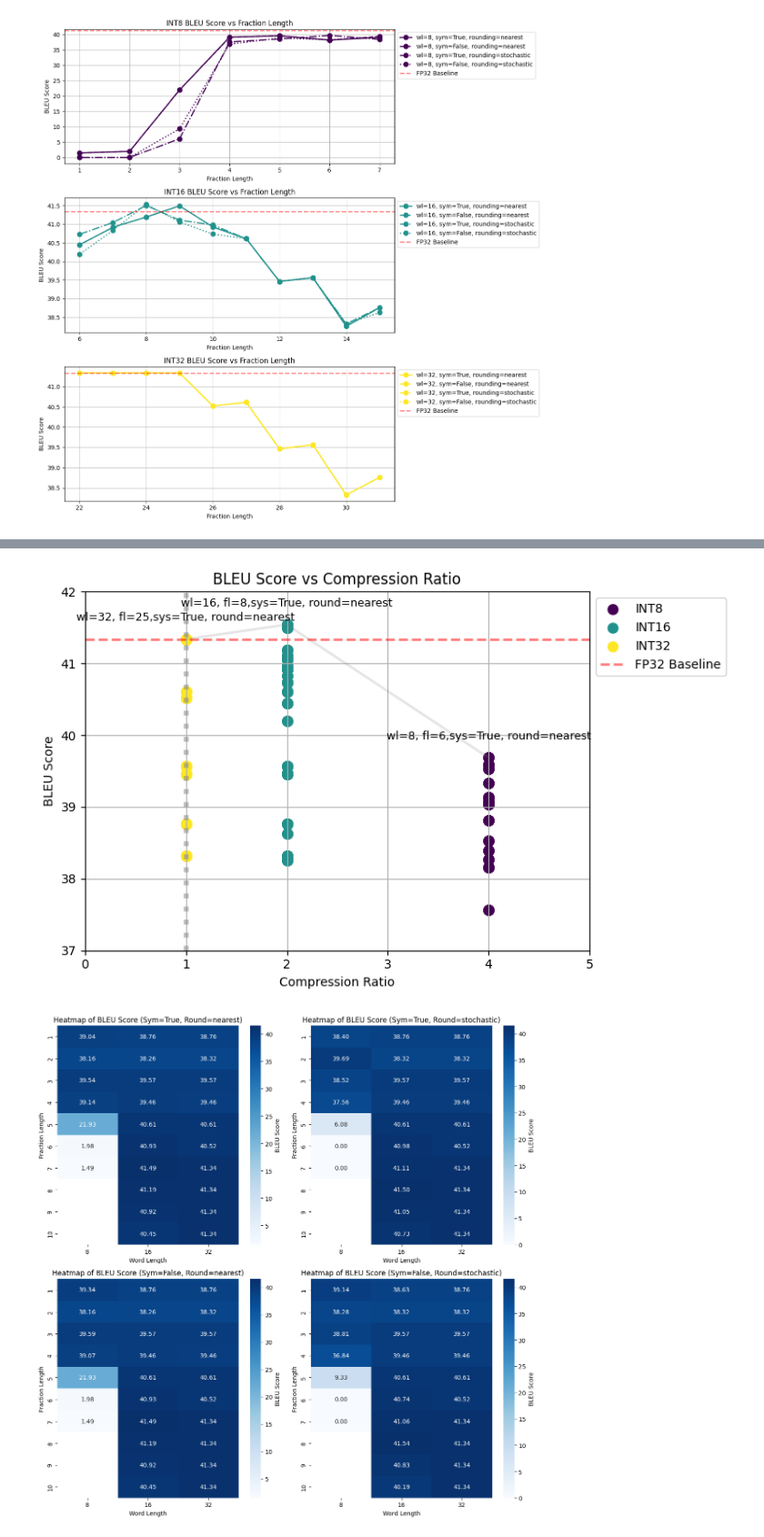
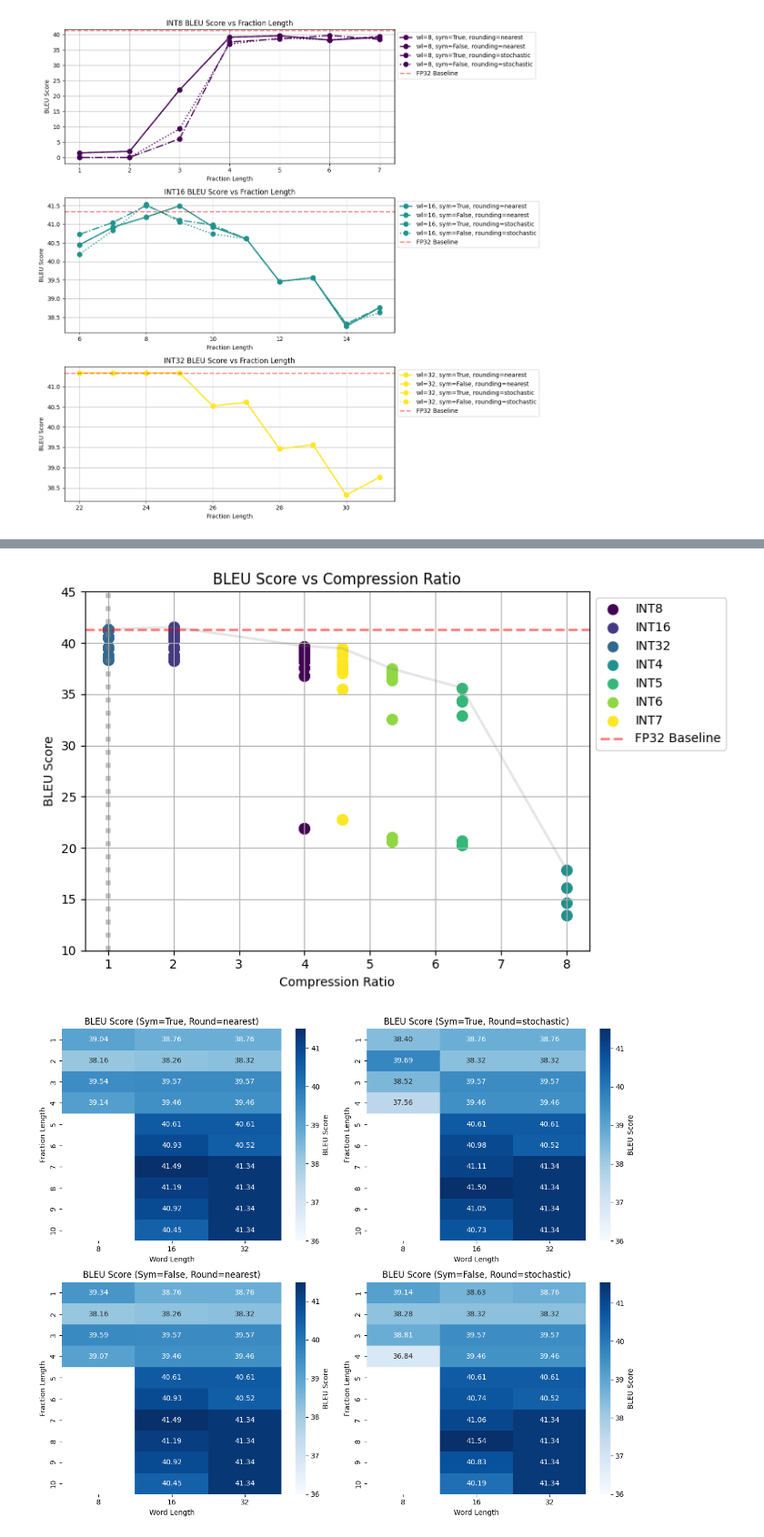
Before and after one commit to justinhuang666666/Approximate-Matrix-Vector-Multiplication, a Jupyter notebook: simulation_result/simulation_quant.ipynb, the cells around one changed output, grey strips where cells are left out. Shown at 91% size. Saved outputs shown, nothing was run; the diff lists cells and outputs as text; code cells hidden in the pictures.

```diff
--- a/simulation_result/simulation_quant.ipynb
+++ b/simulation_result/simulation_quant.ipynb
@@ -117,6 +270,20 @@ plt.show()
 # %%
 # Set up the plots
 plt.figure(figsize=(8, 5))
+
+# Load the data
+data = pd.read_csv('quantization_results.csv')
+data1 = pd.read_csv('quantization_results1.csv')
+
+# Remove rows where Word Length is 8 in data1
+data1 = data1[data1['Word Length'] != 8]
+
+# # Concatenate data and data1
+result = pd.concat([data, data1], ignore_index=True)
+
+result = result.sort_values(by='Word Length', ascending=False)
+
+wls = result['Word Length'].unique()
 
 # Generate a colormap with Viridis
 viridis = cm.get_cmap('viridis', len(wls))
@@ -128,7 +295,7 @@ highest_points = []
 annotated = False  # Track if the annotation has been added
 
 for i, wl in enumerate(wls):
-    data_wl = data[(data['Word Length'] == wl)]
+    data_wl = result[(result['Word Length'] == wl)]
     for rounding_mode in ['nearest', 'stochastic']:
         for sym in [True, False]:
             # Define the label for the current word length
@@ -144,13 +311,13 @@ for i, wl in enumerate(wls):
 
             # Annotate only once
             if not annotated:
-                plt.annotate(f'wl={wl}, fl={frac},sys={sym}, round={rounding_mode}',
-                             (max_bleu_compression, max_bleu_score),
-                             textcoords="offset points",
-                             xytext=(0, 15),
-                             ha='center',
-                             fontsize=9,
-                             color='black')
+                # plt.annotate(f'wl={wl}, fl={frac},sys={sym}, round={rounding_mode}',
+                #              (max_bleu_compression, max_bleu_score),
+                #              textcoords="offset points",
+                #              xytext=(0, 15),
+                #              ha='center',
+                #              fontsize=9,
+                #              color='black')
                 annotated = True  # Mark annotation as done
 
             # Only add the label if it hasn't been added before
@@ -188,8 +355,8 @@ plt.xlabel('Compression Ratio')
 plt.axhline(baseline_bleu, color='red', linestyle='--', linewidth=2, alpha=0.5, label='FP32 Baseline')
 plt.axvline(1, color='gray', linestyle=':', linewidth=4, alpha=0.5)
 plt.ylabel('BLEU Score')
-plt.ylim([37, 42])
-plt.xlim([0, 5])
+plt.ylim([10, 45])
+# plt.xlim([3, 9])
 plt.title('BLEU Score vs Compression Ratio')
 plt.grid(True)
 plt.legend(loc='upper left', bbox_to_anchor=(1, 1))  # Place legend outside
@@ -197,35 +364,40 @@ plt.legend(loc='upper left', bbox_to_anchor=(1, 1))  # Place legend outside
 plt.tight_layout()
 plt.show()
 # %% [output]
-[figure, old version]
+[figure, new version]
 # %%
 import matplotlib.pyplot as plt
 import seaborn as sns
 import pandas as pd
 import numpy as np
 
-plt.figure(figsize=(12, 12))
+plt.figure(figsize=(12, 10))
 
 symmetric = [True, False]
 round_modes = ['nearest', 'stochastic']
 
 combinations = [(sym, mode) for sym in symmetric for mode in round_modes]
 
 for i, (sym, mode) in enumerate(combinations, 1):
     plt.subplot(2, 2, i)
     # Prepare data for the heatmap
     heatmap_data = data[(data['Symmetric'] == sym) & (data['Round Mode'] == mode)].copy()
     heatmap_data['X'] = heatmap_data['Word Length']
     heatmap_data['Y'] = heatmap_data['Word Length'] - heatmap_data['Fraction Length']
     heatmap_pivot = heatmap_data.pivot_table(values='BLEU Score', index='Y', columns='X', aggfunc=np.mean)
 
-    # Plot the heatmap with a blue colormap
-    sns.heatmap(heatmap_pivot, cmap='Blues', annot=True, fmt=".2f", cbar_kws={'label': 'BLEU Score'})
+    # Create a custom colormap that sets values below 36 to white
+    cmap = sns.color_palette("Blues", as_cmap=True)
+    heatmap_mask = heatmap_pivot < 36  # Mask for values below 36
+
+    # Plot the heatmap with customized colormap
+    sns.heatmap(heatmap_pivot, cmap=cmap, mask=heatmap_mask, annot=True, fmt=".2f",
+                cbar_kws={'label': 'BLEU Score'}, vmin=36, vmax=heatmap_pivot.max().max())
     plt.xlabel('Word Length')
     plt.ylabel('Fraction Length')
     plt.title(f'BLEU Score (Sym={sym}, Round={mode})')
 
 plt.tight_layout()
 plt.show()
 # %% [output]
-[figure, old version]
+[figure, new version]
```
Also changed, not shown: parts of 3 cells of this notebook, 2 other files.
